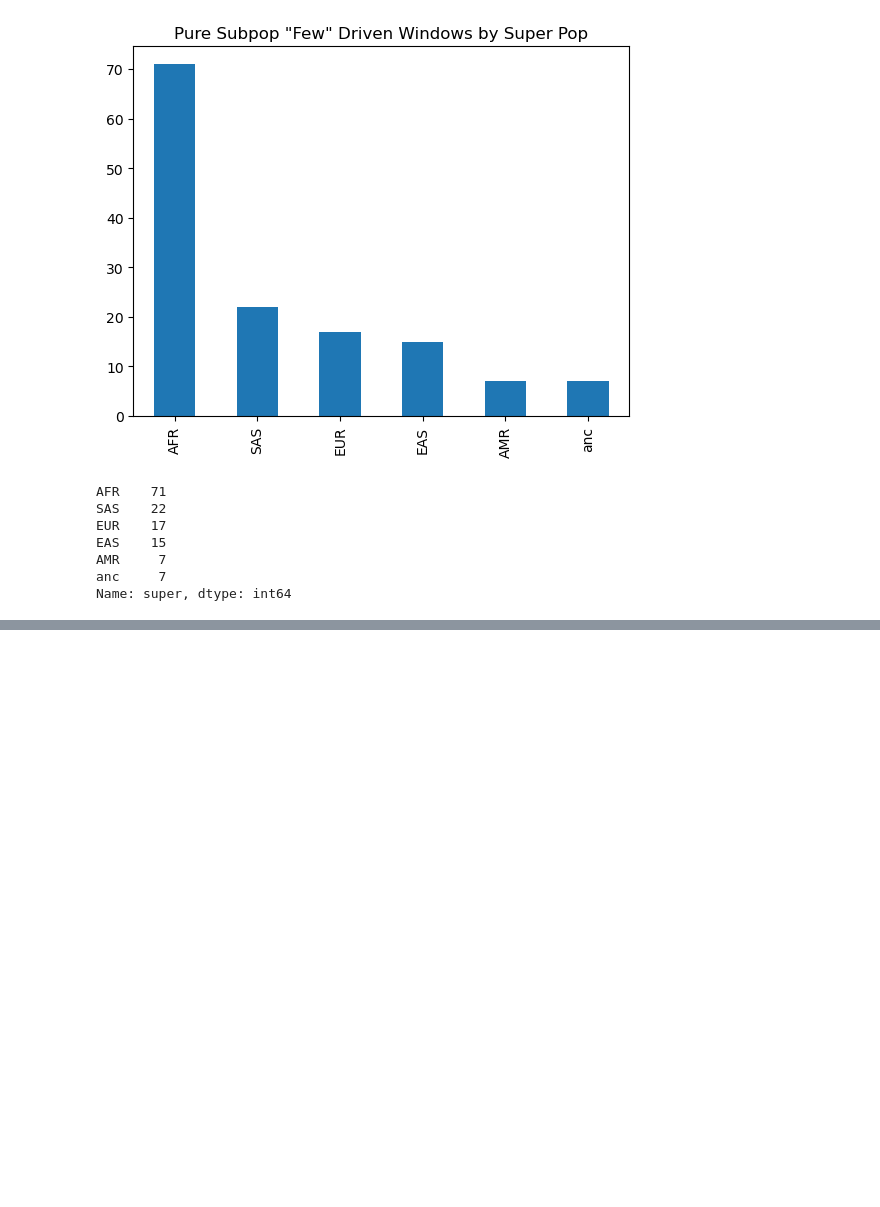
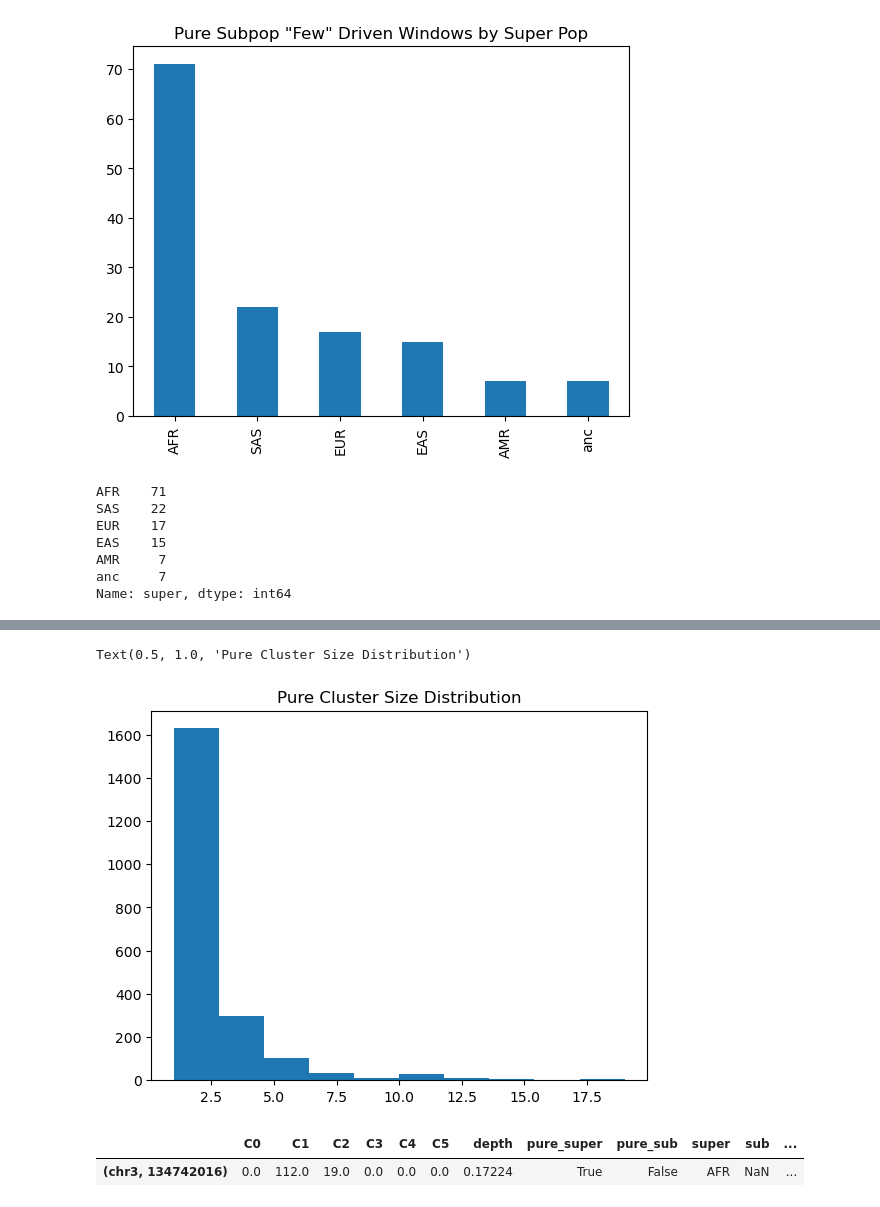
Before and after one commit to erin-n-gilbertson/3DGenome-diversity, a Jupyter notebook: activeNotebooks/clustering.ipynb, the cells around one changed output, grey strips where cells are left out. Saved outputs shown, nothing was run; the diff lists cells and outputs as text; code cells hidden in the pictures; blank space fills up the shorter version.

```diff
--- a/activeNotebooks/clustering.ipynb
+++ b/activeNotebooks/clustering.ipynb
@@ -449,0 +432,13 @@ Name: super, dtype: int64
+# %%
+super_pure = test[test.pure_super]
+# %%
+plt.hist(super_pure.cluster_size)
+plt.title("Pure Cluster Size Distribution")
+# %% [output]
+Text(0.5, 1.0, 'Pure Cluster Size Distribution')
+[figure, added]
+# %%
+super_pure.loc[[super_pure.cluster_size.idxmax()]]
+# %% [output]
+|  | C0 | C1 | C2 | C3 | C4 | C5 | depth | pure_super | pure_sub | super | sub | ... |
+| (chr3, 134742016) | 0.0 | 112.0 | 19.0 | 0.0 | 0.0 | 0.0 | 0.17224 | True | False | AFR | NaN | ... |
```
Also changed, not shown: parts of 9 cells of this notebook, 7 other files.
